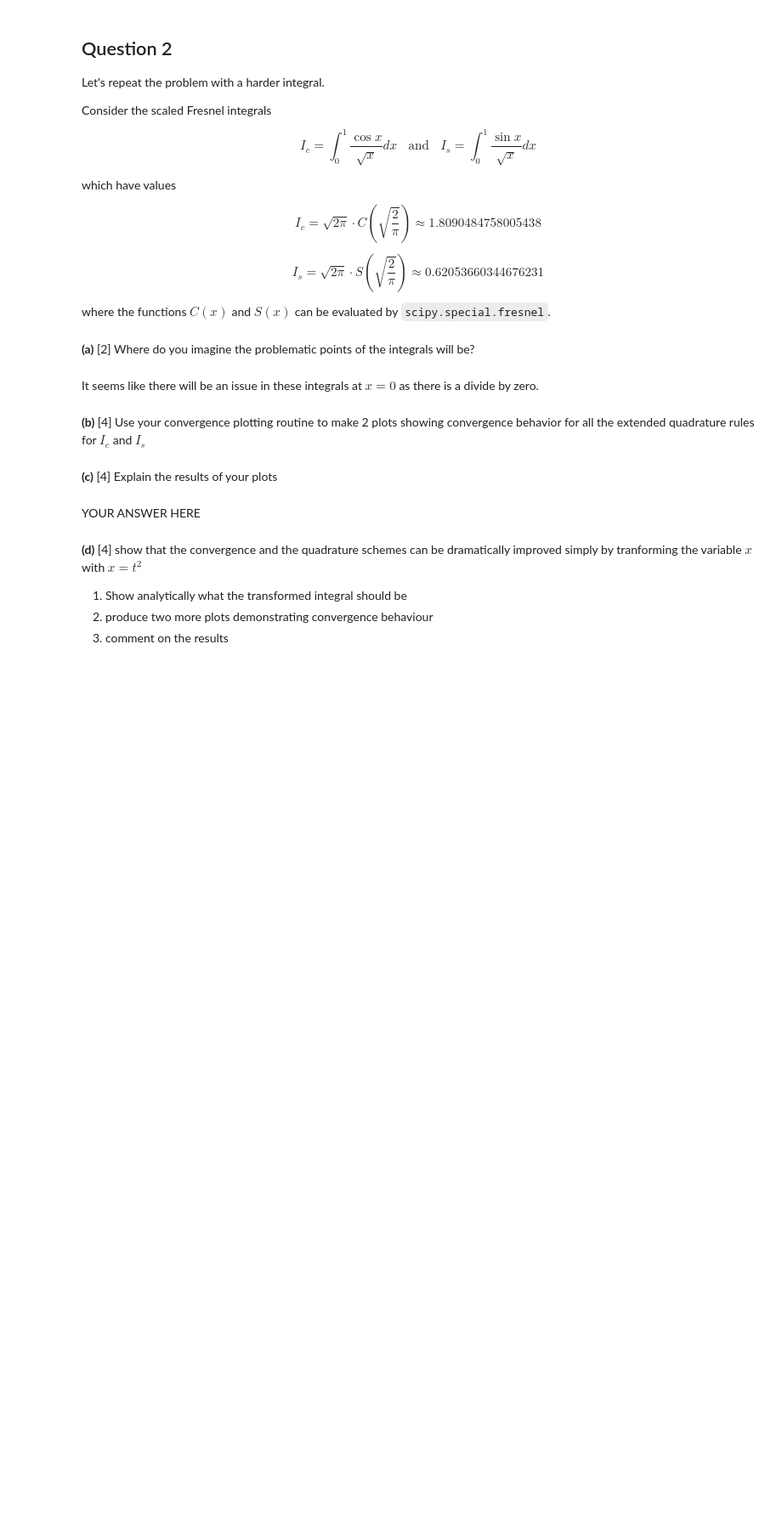
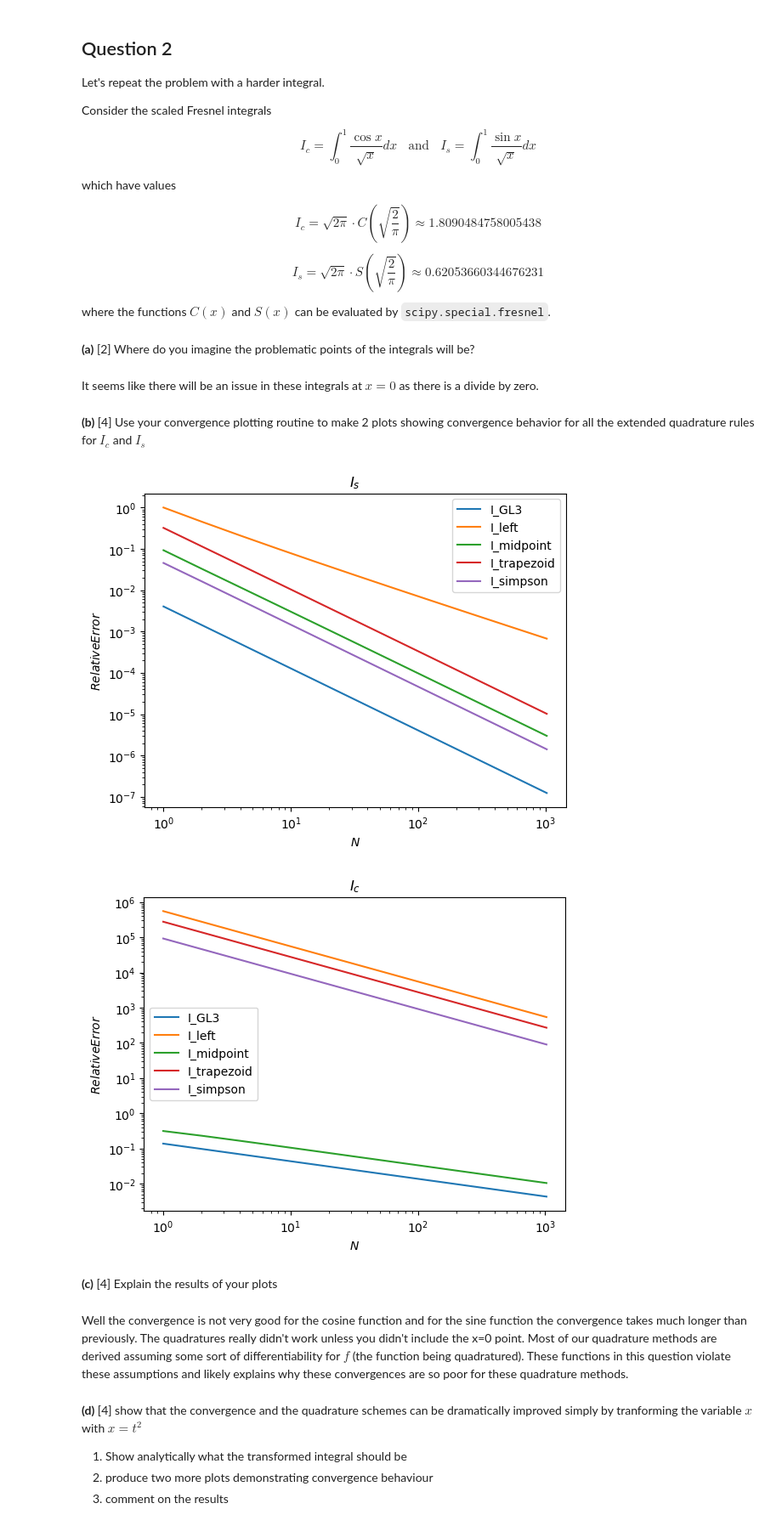
Before and after one commit to jlabbate15/intro-numerical-methods, a Jupyter notebook: HW/HW4_quad.ipynb, the cells around one changed output. Shown at 85% size. Drawn from its saved outputs; the diff is of its cells as text; code cells hidden in the pictures; blank space fills up the shorter version.

```diff
--- a/HW/HW4_quad.ipynb
+++ b/HW/HW4_quad.ipynb
@@ -456,7 +453,23 @@ raise NotImplementedError()
+# %%
+f_c = lambda x : numpy.cos(x) / numpy.sqrt(x)
+f_s = lambda x : numpy.sin(x) / numpy.sqrt(x)
+
+N = [ 2**n for n in range (11)]
+
+# import scipy
+# Is_true, _ = scipy.integrate.quad(f_c, 0, 1, epsabs=1e-12, epsrel=1e-12)
+# Ic_true, _ = scipy.integrate.quad(f_s, 0, 1, epsabs=1e-12, epsrel=1e-12)
+
+plot_quad_convergence(f_s, a=1e-12, b=1., N=N, I_true=Is_true, title=r'$I_s$')
+plot_quad_convergence(f_c, a=1e-12, b=1., N=N, I_true=Ic_true, title=r'$I_c$')
+# %% [output]
+[figure, added]
+[figure, added]
 # %% [markdown]
 **(c)**  [4] Explain the results of your plots
-# %% [markdown]
-YOUR ANSWER HERE
+# %% [markdown]
+Well the convergence is not very good for the cosine function and for the sine function the convergence takes much longer than previously. The quadratures really didn't work unless you didn't include the x=0 point.
+Most of our quadrature methods are derived assuming some sort of differentiability for $f$ (the function being quadratured). These functions in this question violate these assumptions and likely explains why these convergences are so poor for these quadrature methods.
 # %% [markdown]
 **(d)** [4] show that the convergence and the quadrature schemes can be dramatically improved simply by tranforming the variable $x$ with $x=t^2$
 
```
Also changed, not shown: parts of 7 cells of this notebook.
